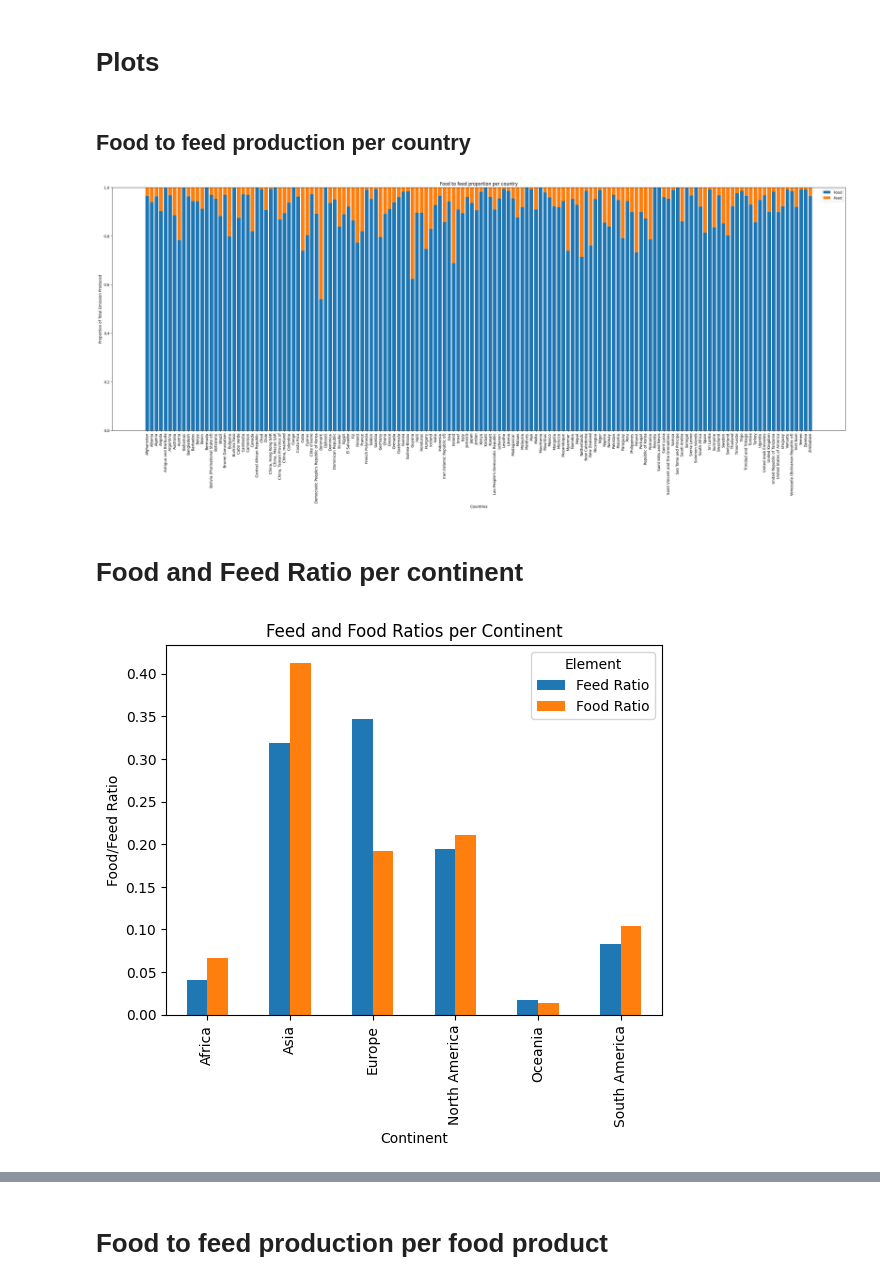
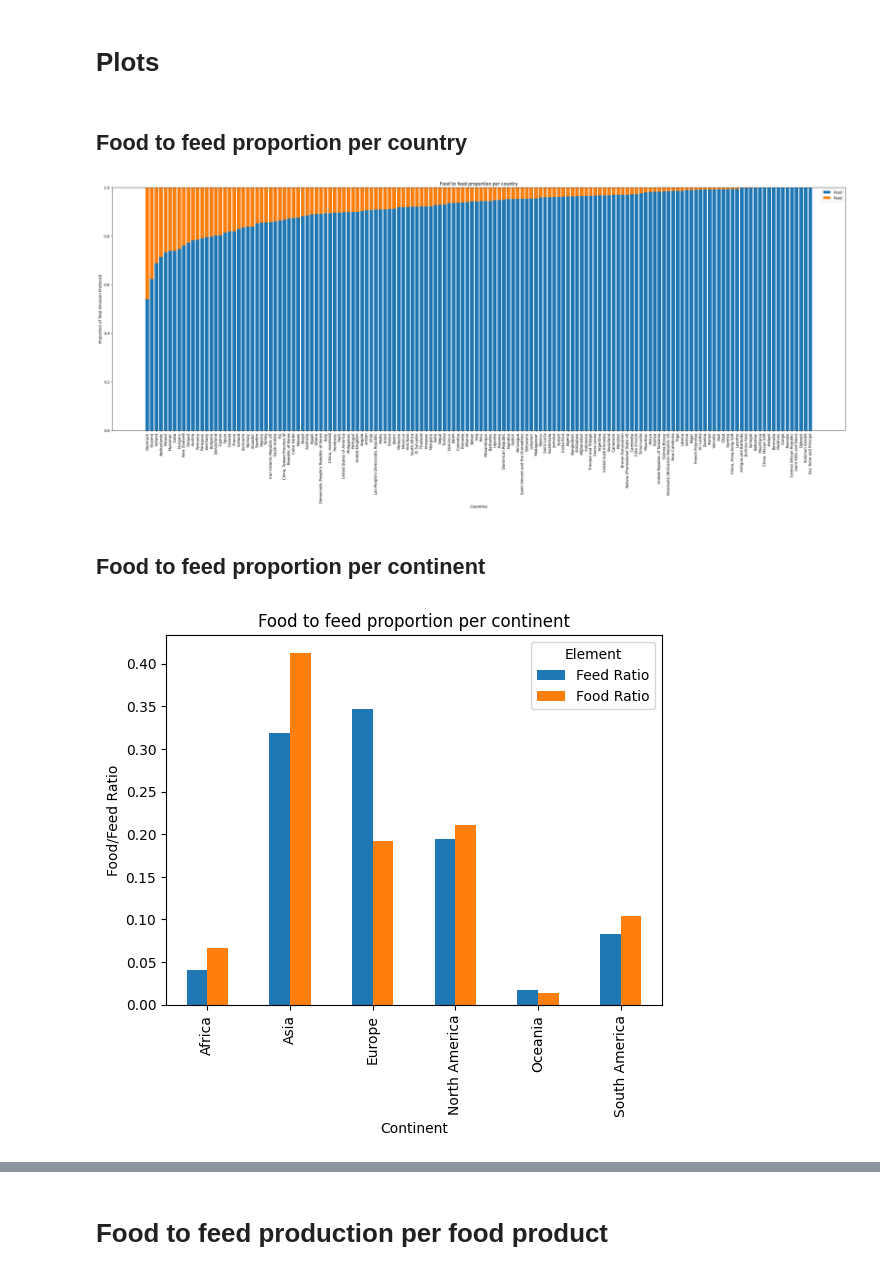
Before and after one commit to ToyeshC/Project-Big-Data, a Jupyter notebook: BigData.ipynb, the cells around one changed output, grey strips where cells are left out. Saved outputs shown, nothing was run; the diff lists cells and outputs as text; code cells hidden in the pictures.

Commit message:
updating plots

```diff
--- a/BigData.ipynb
+++ b/BigData.ipynb
@@ -345,35 +332,38 @@ yearly_totals = df_emission.sum()
 # %% [markdown]
 # Plots
 # %% [markdown]
-## Food to feed production per country
+## Food to feed proportion per country
 # %%
 plt.figure(figsize=(36, 12))
 
+# Sorting by descending feed proportion
+df_country_proportion_sorted = df_country_proportion.sort_values('Feed Proportion', ascending=False)
+
 # Extract the first element of each tuple in the index
-index_first_elements = [index_tuple[0] for index_tuple in df_country_proportion.index]
+index_first_elements = [index_tuple[0] for index_tuple in df_country_proportion_sorted.index]
 
-plt.bar(index_first_elements, df_country_proportion['Food Proportion'], label='Food')
-plt.bar(index_first_elements, df_country_proportion['Feed Proportion'], bottom=df_country_proportion['Food Proportion'], label='Feed')
+# Plotting the bars
+plt.bar(index_first_elements, df_country_proportion_sorted['Food Proportion'], label='Food')
+plt.bar(index_first_elements, df_country_proportion_sorted['Feed Proportion'], bottom=df_country_proportion_sorted['Food Proportion'], label='Feed')
 
 # Customize the chart
 plt.title('Food to feed proportion per country')
 plt.xlabel('Countries')
 plt.ylabel('Proportion of Total Emission Produced')
 plt.xticks(rotation=90)
 plt.legend()
 
 plt.show()
 # %% [output]
-[figure, old version]
+[figure, new version]
 # %% [markdown]
-# Food and Feed Ratio per continent
+## Food to feed proportion per continent
 # %%
-piv_df[['Feed Ratio','Food Ratio']].plot(kind='bar')
-plt.title('Feed and Food Ratios per Continent')
+df_continent_pivot[['Feed Ratio','Food Ratio']].plot(kind='bar')
+plt.title('Food to feed proportion per continent')
 plt.xlabel('Continent')
 plt.ylabel('Food/Feed Ratio')
-# Show the plot
 plt.show()
 # %% [output]
-[figure, old version]
+[figure, new version]
 # %% [markdown]
```
Also changed, not shown: parts of 10 cells of this notebook.
